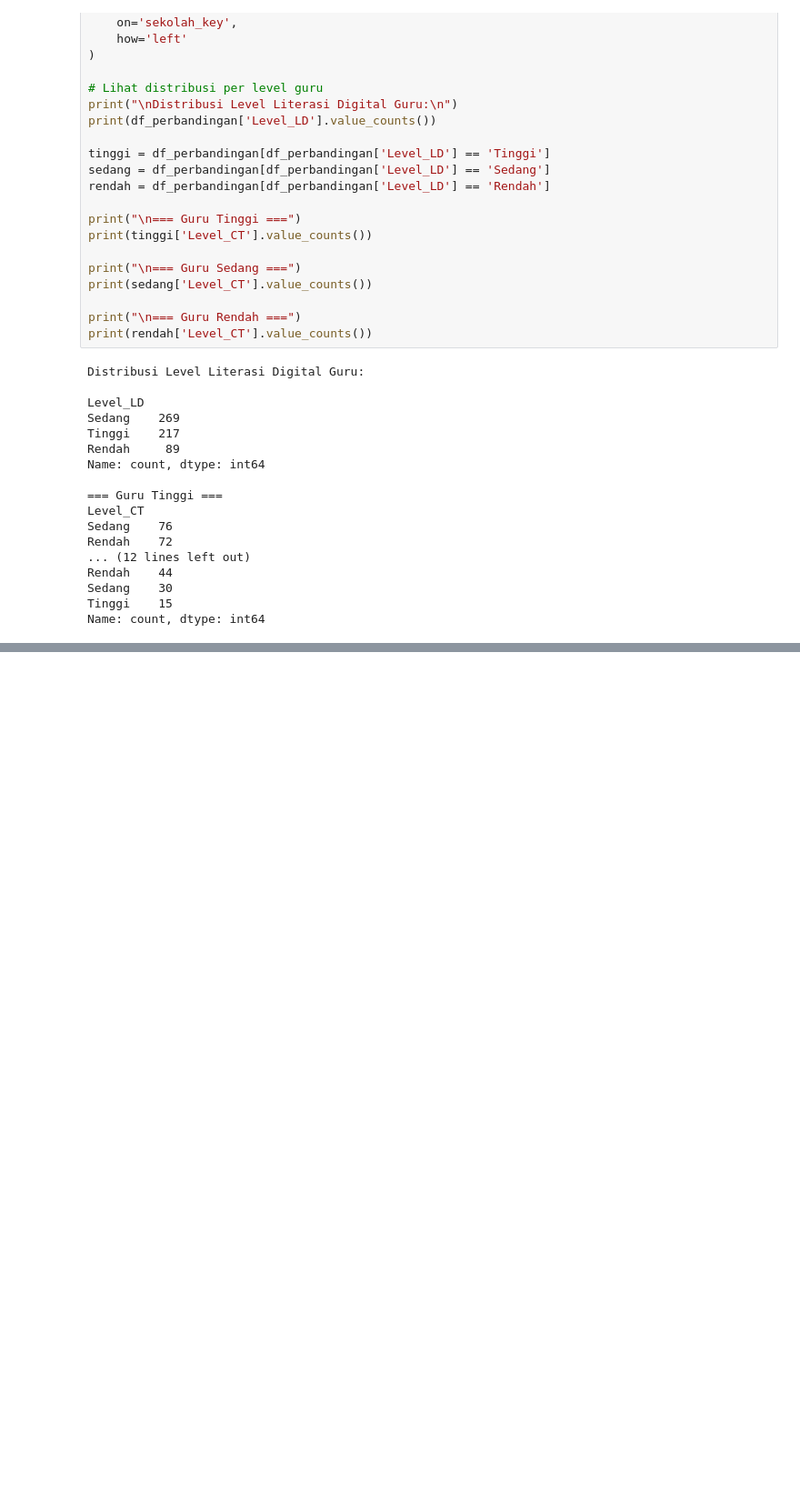
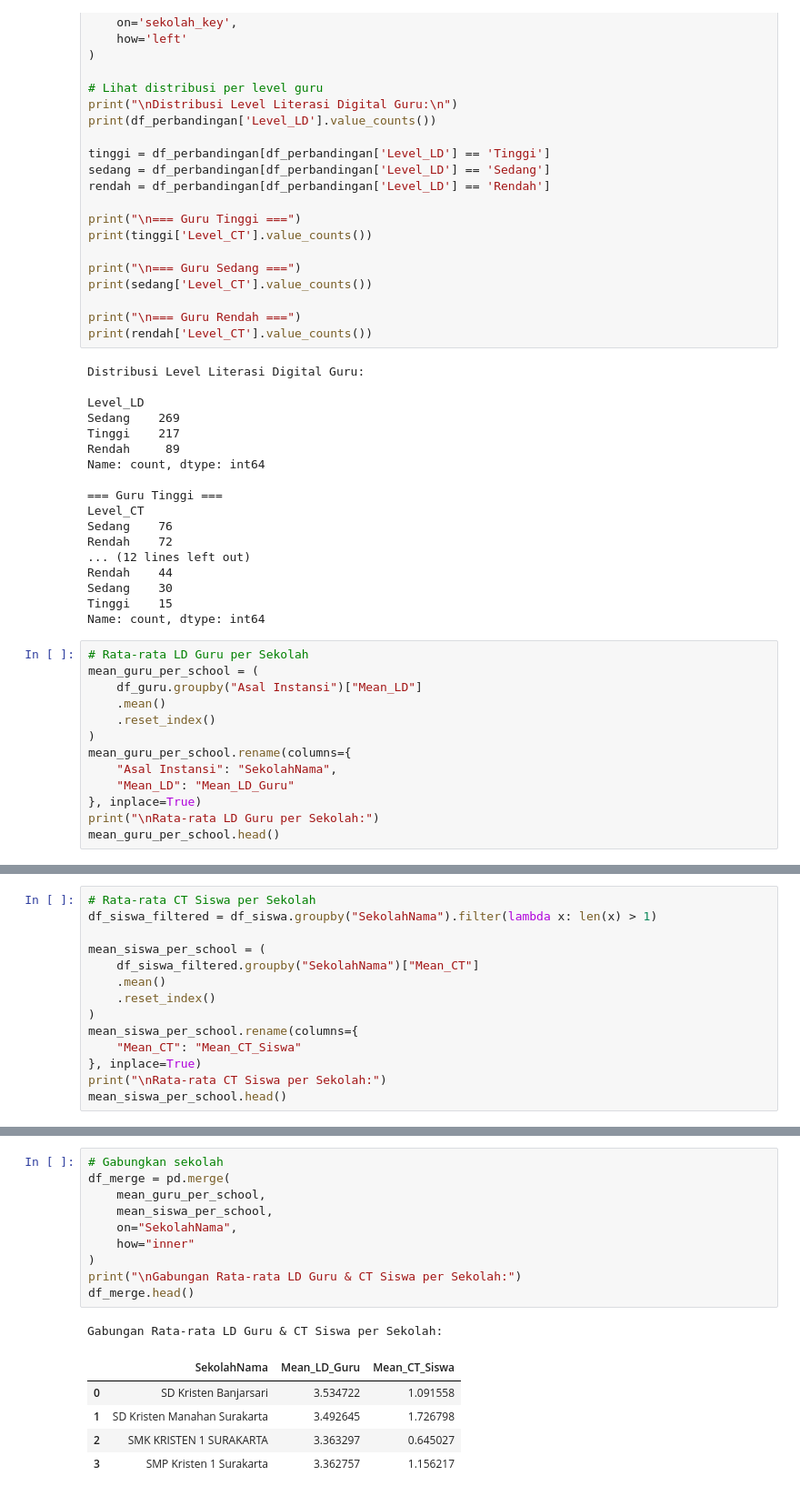
Before and after one commit to vandityam/klasifikasi-LDCT, a Jupyter notebook: cek_klasifikasi.ipynb, the cells around one changed output, grey strips where cells are left out. Shown at 91% size. Saved outputs shown, nothing was run; the diff lists cells and outputs as text; blank space fills up the shorter version.

Commit message:
revisi per sekolah

```diff
--- a/cek_klasifikasi.ipynb
+++ b/cek_klasifikasi.ipynb
@@ -296,3 +296,16 @@ Rendah    44
 Sedang    30
 Tinggi    15
 Name: count, dtype: int64
+# %%
+# Rata-rata LD Guru per Sekolah
+mean_guru_per_school = (
+    df_guru.groupby("Asal Instansi")["Mean_LD"]
+    .mean()
+    .reset_index()
+)
+mean_guru_per_school.rename(columns={
+    "Asal Instansi": "SekolahNama",
+    "Mean_LD": "Mean_LD_Guru"
+}, inplace=True)
+print("\nRata-rata LD Guru per Sekolah:")
+mean_guru_per_school.head()
@@ -298,0 +320,14 @@ Name: count, dtype: int64
+# %%
+# Rata-rata CT Siswa per Sekolah
+df_siswa_filtered = df_siswa.groupby("SekolahNama").filter(lambda x: len(x) > 1)
+
+mean_siswa_per_school = (
+    df_siswa_filtered.groupby("SekolahNama")["Mean_CT"]
+    .mean()
+    .reset_index()
+)
+mean_siswa_per_school.rename(columns={
+    "Mean_CT": "Mean_CT_Siswa"
+}, inplace=True)
+print("\nRata-rata CT Siswa per Sekolah:")
+mean_siswa_per_school.head()
@@ -298,0 +342,17 @@ Name: count, dtype: int64
+# %%
+# Gabungkan sekolah
+df_merge = pd.merge(
+    mean_guru_per_school,
+    mean_siswa_per_school,
+    on="SekolahNama",
+    how="inner"
+)
+print("\nGabungan Rata-rata LD Guru & CT Siswa per Sekolah:")
+df_merge.head()
+# %% [output]
+Gabungan Rata-rata LD Guru & CT Siswa per Sekolah:
+|  | SekolahNama | Mean_LD_Guru | Mean_CT_Siswa |
+| 0 | SD Kristen Banjarsari | 3.534722 | 1.091558 |
+| 1 | SD Kristen Manahan Surakarta | 3.492645 | 1.726798 |
+| 2 | SMK KRISTEN 1 SURAKARTA | 3.363297 | 0.645027 |
+| 3 | SMP Kristen 1 Surakarta | 3.362757 | 1.156217 |
```
Also changed, not shown: parts of 3 cells of this notebook.
